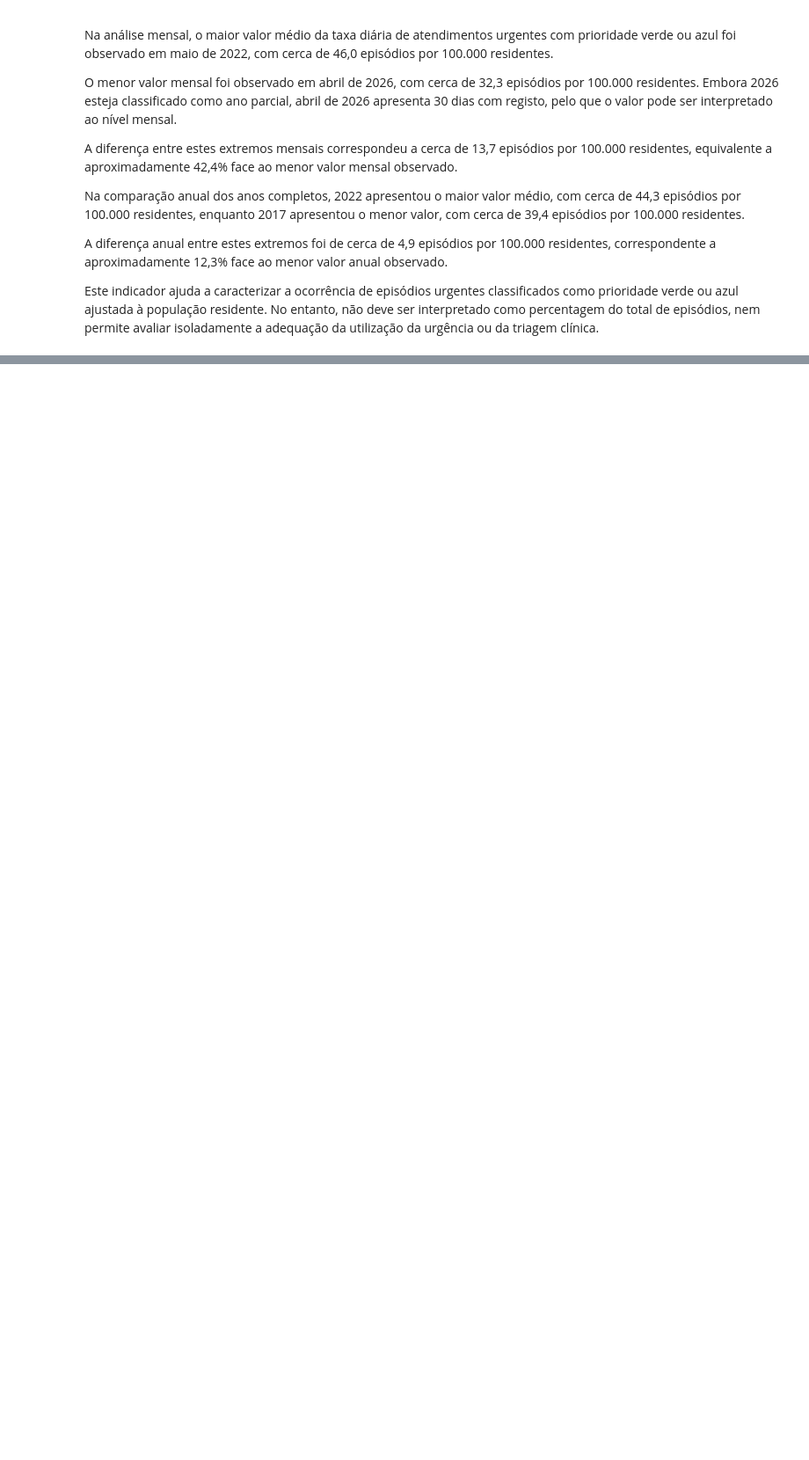
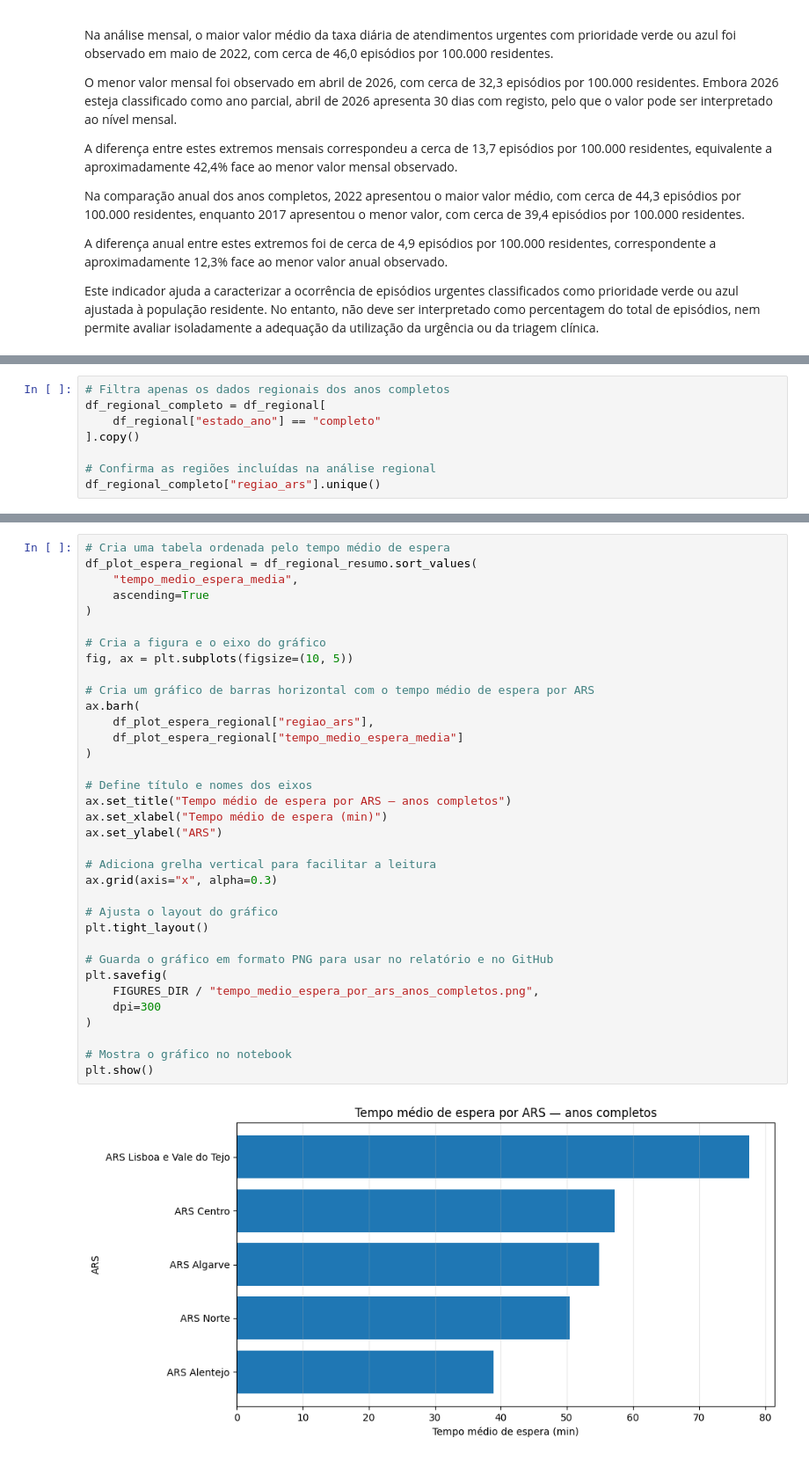
Before and after one commit to ivomargarido/ed-crowding-sns-portugal, a Jupyter notebook: notebooks/01_eda_monitorizacao_urgencias_sns.ipynb, the cells around one changed output, grey strips where cells are left out. Shown at 88% size. Cells and saved outputs as stored; diff of their text form; blank space fills up the shorter version.

Commit message:
Add regional comparison analysis

```diff
--- a/notebooks/01_eda_monitorizacao_urgencias_sns.ipynb
+++ b/notebooks/01_eda_monitorizacao_urgencias_sns.ipynb
@@ -1831,0 +1840,8 @@ Este indicador ajuda a caracterizar a ocorrência de episódios urgentes classif
+# %%
+# Filtra apenas os dados regionais dos anos completos
+df_regional_completo = df_regional[
+    df_regional["estado_ano"] == "completo"
+].copy()
+
+# Confirma as regiões incluídas na análise regional
+df_regional_completo["regiao_ars"].unique()
@@ -1831,0 +1964,37 @@ Este indicador ajuda a caracterizar a ocorrência de episódios urgentes classif
+# %%
+# Cria uma tabela ordenada pelo tempo médio de espera
+df_plot_espera_regional = df_regional_resumo.sort_values(
+    "tempo_medio_espera_media",
+    ascending=True
+)
+
+# Cria a figura e o eixo do gráfico
+fig, ax = plt.subplots(figsize=(10, 5))
+
+# Cria um gráfico de barras horizontal com o tempo médio de espera por ARS
+ax.barh(
+    df_plot_espera_regional["regiao_ars"],
+    df_plot_espera_regional["tempo_medio_espera_media"]
+)
+
+# Define título e nomes dos eixos
+ax.set_title("Tempo médio de espera por ARS — anos completos")
+ax.set_xlabel("Tempo médio de espera (min)")
+ax.set_ylabel("ARS")
+
+# Adiciona grelha vertical para facilitar a leitura
+ax.grid(axis="x", alpha=0.3)
+
+# Ajusta o layout do gráfico
+plt.tight_layout()
+
+# Guarda o gráfico em formato PNG para usar no relatório e no GitHub
+plt.savefig(
+    FIGURES_DIR / "tempo_medio_espera_por_ars_anos_completos.png",
+    dpi=300
+)
+
+# Mostra o gráfico no notebook
+plt.show()
+# %% [output]
+[figure, added]
```
Also changed, not shown: parts of 16 cells of this notebook, 5 other files.
